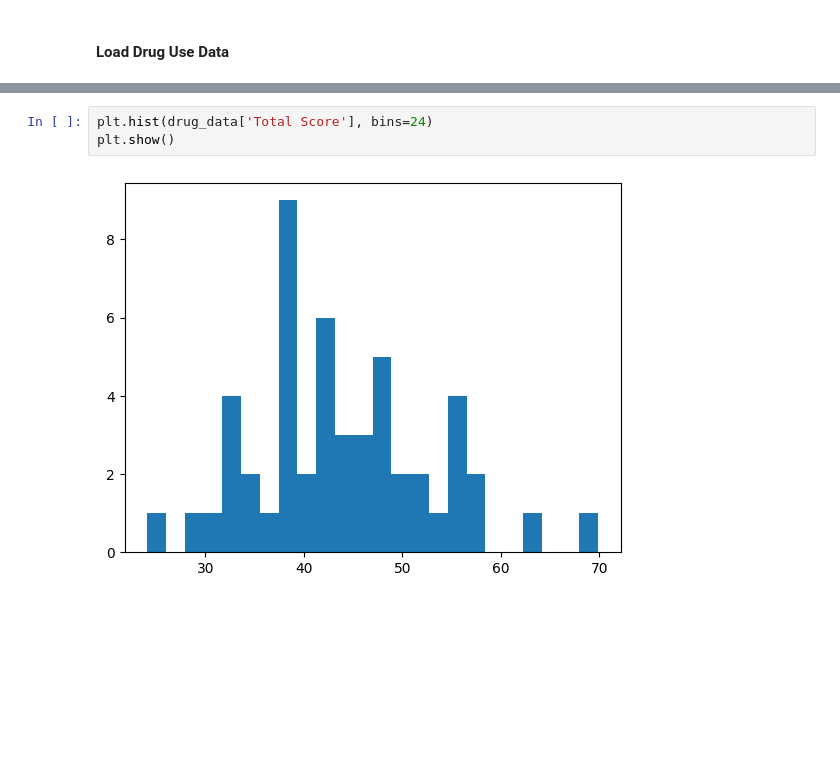
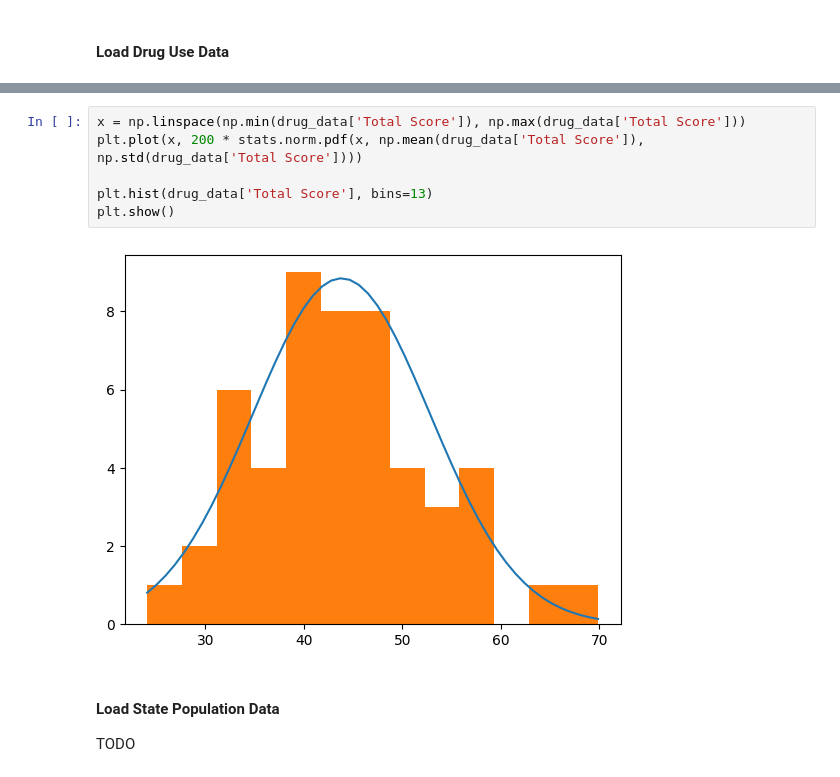
Before and after one commit to codycosta/ENGR201, a Jupyter notebook: weeks-9-10-final-project/project.ipynb, the cells around one changed output, grey strips where cells are left out. Drawn from its saved outputs; the diff is of its cells as text; blank space fills up the shorter version.

```diff
--- a/weeks-9-10-final-project/project.ipynb
+++ b/weeks-9-10-final-project/project.ipynb
@@ -136,5 +150,12 @@ plt.show()
-# %%
-plt.hist(drug_data['Total Score'], bins=24)
-plt.show()
-# %% [output]
-[figure, removed]
+# %%
+x = np.linspace(np.min(drug_data['Total Score']), np.max(drug_data['Total Score']))
+plt.plot(x, 200 * stats.norm.pdf(x, np.mean(drug_data['Total Score']), np.std(drug_data['Total Score'])))
+
+plt.hist(drug_data['Total Score'], bins=13)
+plt.show()
+# %% [output]
+[figure, added]
+# %% [markdown]
+#### Load State Population Data
+
+TODO
```
Also changed, not shown: parts of 9 cells of this notebook.
